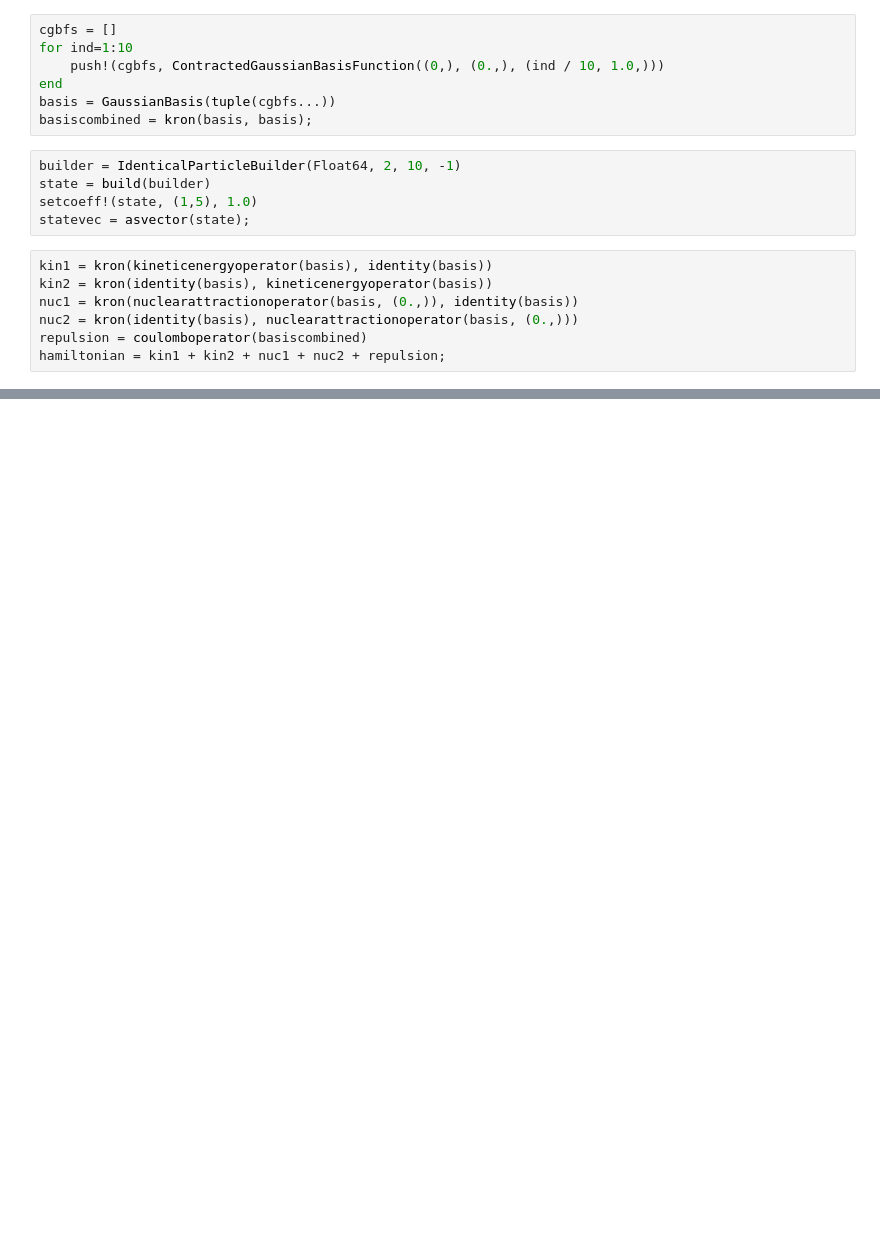
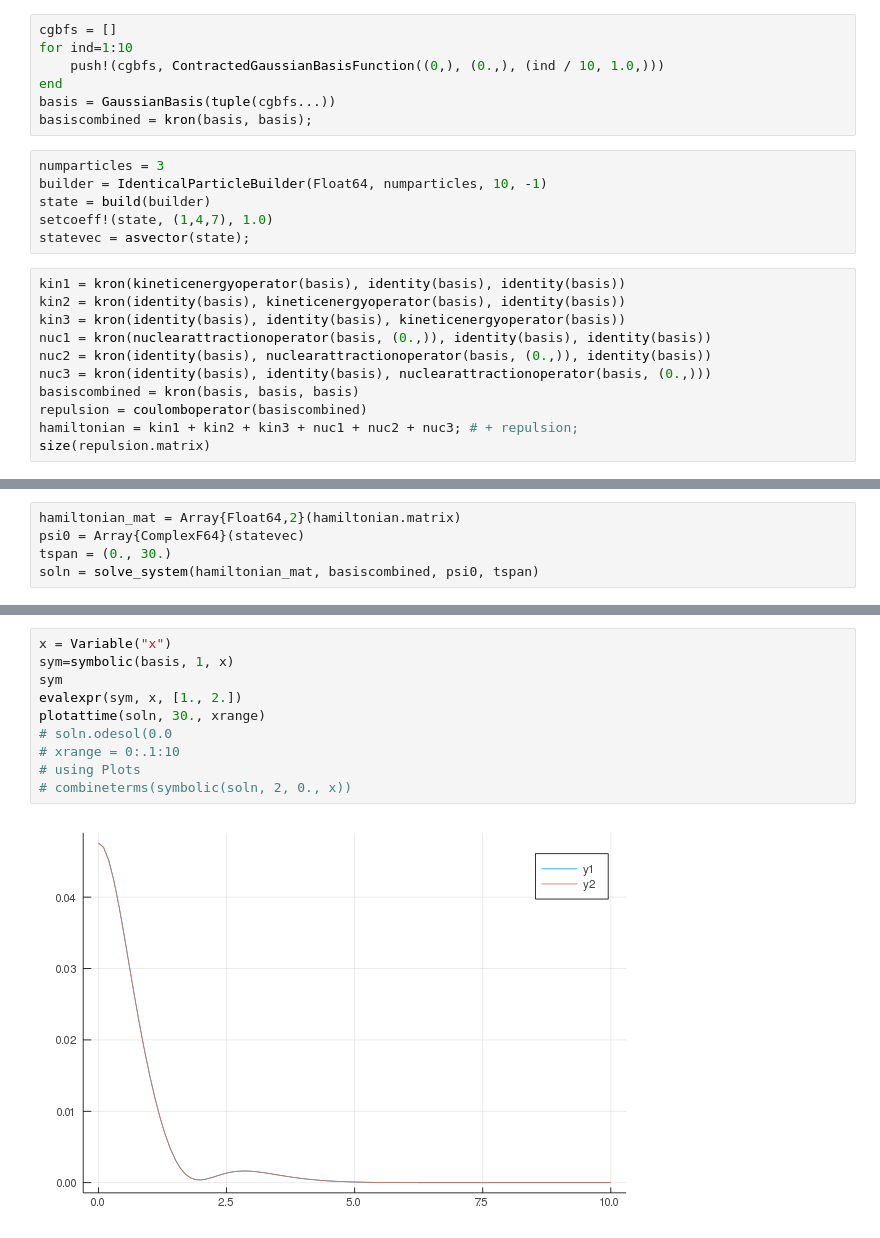
Before and after one commit to dmeklund/laconic, a Jupyter notebook: notebooks/two_electron.ipynb, the cells around one changed output, grey strips where cells are left out. Drawn from its saved outputs; the diff is of its cells as text; blank space fills up the shorter version.

```diff
--- a/notebooks/two_electron.ipynb
+++ b/notebooks/two_electron.ipynb
@@ -13,15 +14,20 @@ end
 basis = GaussianBasis(tuple(cgbfs...))
 basiscombined = kron(basis, basis);
 # %%
-builder = IdenticalParticleBuilder(Float64, 2, 10, -1)
+numparticles = 3
+builder = IdenticalParticleBuilder(Float64, numparticles, 10, -1)
 state = build(builder)
-setcoeff!(state, (1,5), 1.0)
+setcoeff!(state, (1,4,7), 1.0)
 statevec = asvector(state);
 # %%
-kin1 = kron(kineticenergyoperator(basis), identity(basis))
-kin2 = kron(identity(basis), kineticenergyoperator(basis))
-nuc1 = kron(nuclearattractionoperator(basis, (0.,)), identity(basis))
-nuc2 = kron(identity(basis), nuclearattractionoperator(basis, (0.,)))
+kin1 = kron(kineticenergyoperator(basis), identity(basis), identity(basis))
+kin2 = kron(identity(basis), kineticenergyoperator(basis), identity(basis))
+kin3 = kron(identity(basis), identity(basis), kineticenergyoperator(basis))
+nuc1 = kron(nuclearattractionoperator(basis, (0.,)), identity(basis), identity(basis))
+nuc2 = kron(identity(basis), nuclearattractionoperator(basis, (0.,)), identity(basis))
+nuc3 = kron(identity(basis), identity(basis), nuclearattractionoperator(basis, (0.,)))
+basiscombined = kron(basis, basis, basis)
 repulsion = coulomboperator(basiscombined)
-hamiltonian = kin1 + kin2 + nuc1 + nuc2 + repulsion;
+hamiltonian = kin1 + kin2 + kin3 + nuc1 + nuc2 + nuc3; # + repulsion;
+size(repulsion.matrix)
 # %% [output]
@@ -36,0 +38,5 @@ Closest candidates are:
+# %%
+hamiltonian_mat = Array{Float64,2}(hamiltonian.matrix)
+psi0 = Array{ComplexF64}(statevec)
+tspan = (0., 30.)
+soln = solve_system(hamiltonian_mat, basiscombined, psi0, tspan)
@@ -36,0 +48,12 @@ Closest candidates are:
+# %%
+x = Variable("x")
+sym=symbolic(basis, 1, x)
+sym
+evalexpr(sym, x, [1., 2.])
+plotattime(soln, 30., xrange)
+# soln.odesol(0.0
+# xrange = 0:.1:10
+# using Plots
+# combineterms(symbolic(soln, 2, 0., x))
+# %% [output]
+[figure, added]
```
Also changed, not shown: parts of 6 cells of this notebook, 3 other files.
